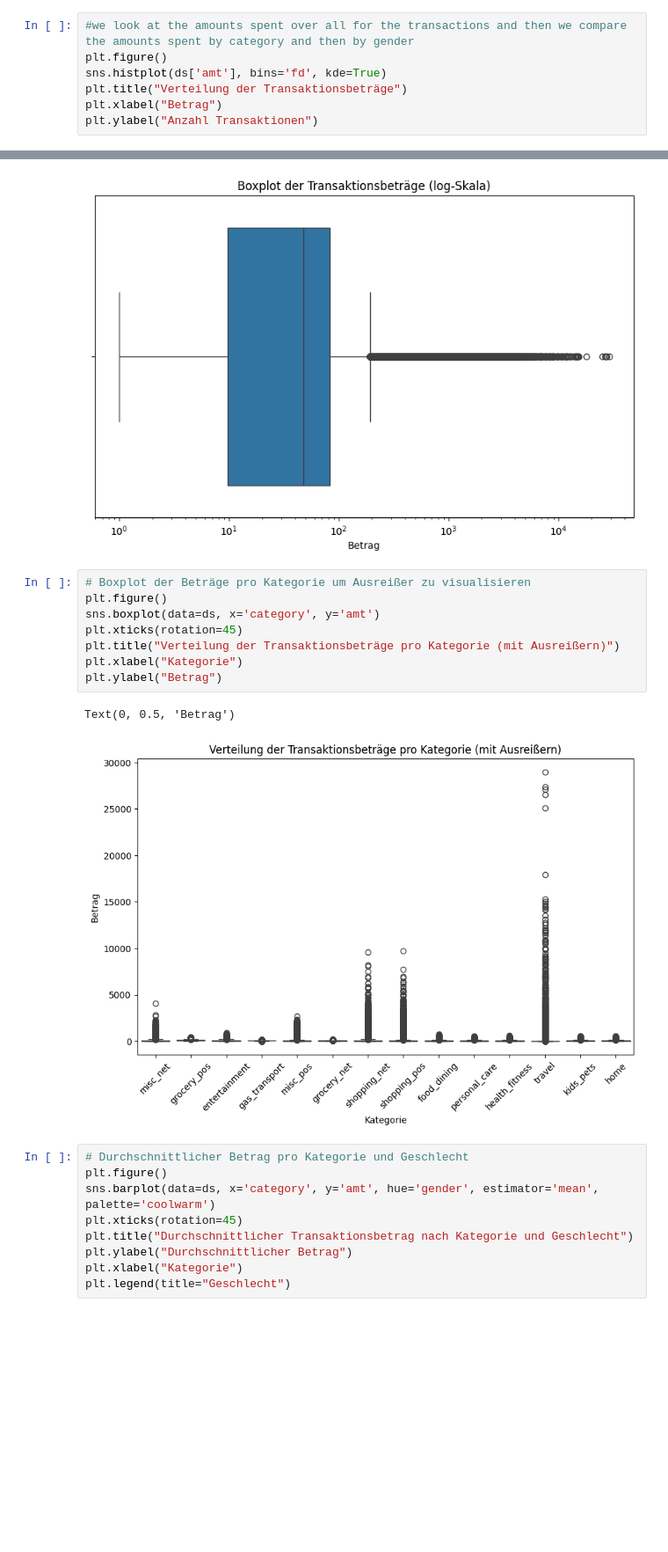
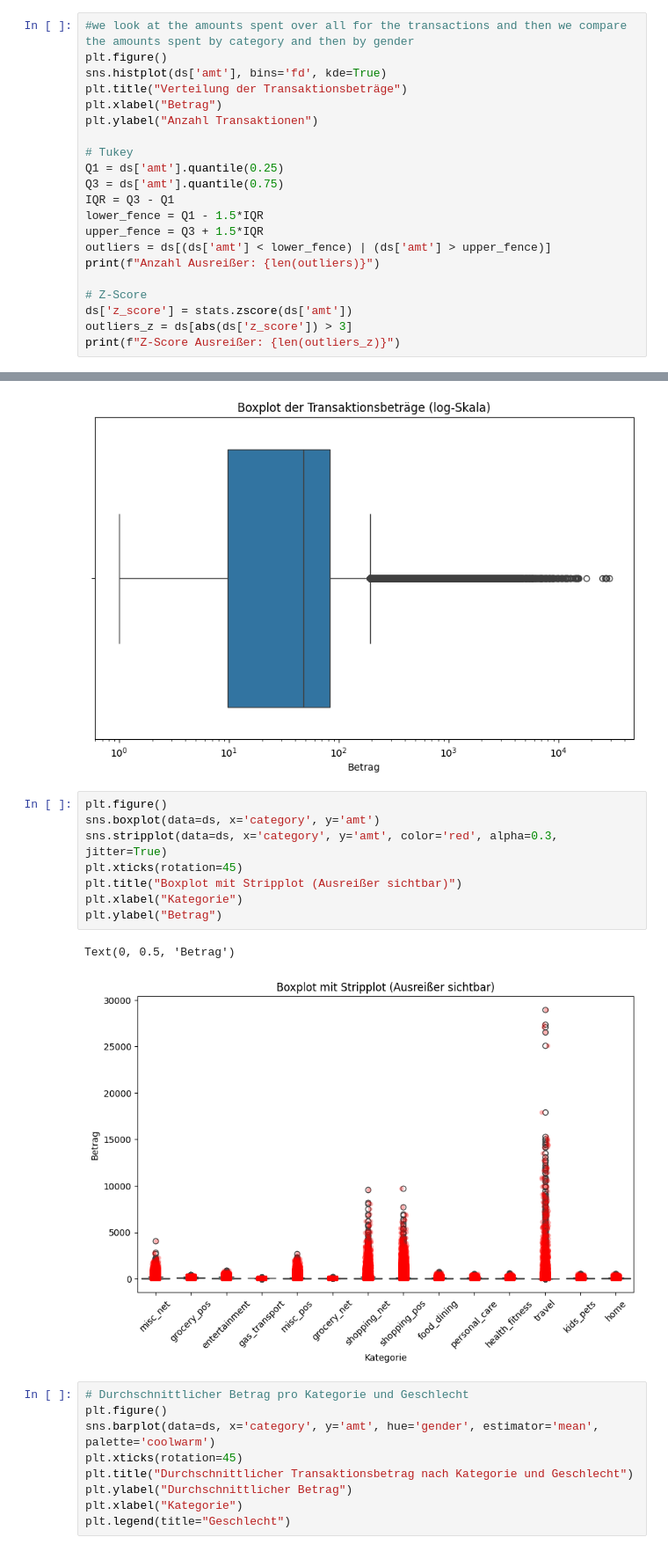
Before and after one commit to philethaler/Statistik-Datenbank, a Jupyter notebook: Analyse_3.ipynb, the cells around one changed output, grey strips where cells are left out. Shown: that part at 88% size. Drawn from its saved outputs; the diff is of its cells as text; blank space fills up the shorter version.

```diff
--- a/Analyse_3.ipynb
+++ b/Analyse_3.ipynb
@@ -113,4 +114,18 @@ sns.histplot(ds['amt'], bins='fd', kde=True)
 plt.title("Verteilung der Transaktionsbeträge")
 plt.xlabel("Betrag")
 plt.ylabel("Anzahl Transaktionen")
+
+# Tukey
+Q1 = ds['amt'].quantile(0.25)
+Q3 = ds['amt'].quantile(0.75)
+IQR = Q3 - Q1
+lower_fence = Q1 - 1.5*IQR
+upper_fence = Q3 + 1.5*IQR
+outliers = ds[(ds['amt'] < lower_fence) | (ds['amt'] > upper_fence)]
+print(f"Anzahl Ausreißer: {len(outliers)}")
+
+# Z-Score
+ds['z_score'] = stats.zscore(ds['amt'])
+outliers_z = ds[abs(ds['z_score']) > 3]
+print(f"Z-Score Ausreißer: {len(outliers_z)}")
 # %% [output]
@@ -134,16 +156,16 @@ Text(0.5, 0, 'Betrag')
 [figure]
 [figure]
 # %%
-# Boxplot der Beträge pro Kategorie um Ausreißer zu visualisieren
 plt.figure()
 sns.boxplot(data=ds, x='category', y='amt')
+sns.stripplot(data=ds, x='category', y='amt', color='red', alpha=0.3, jitter=True)
 plt.xticks(rotation=45)
-plt.title("Verteilung der Transaktionsbeträge pro Kategorie (mit Ausreißern)")
+plt.title("Boxplot mit Stripplot (Ausreißer sichtbar)")
 plt.xlabel("Kategorie")
 plt.ylabel("Betrag")
 # %% [output]
 Text(0, 0.5, 'Betrag')
-[figure, old version]
+[figure, new version]
 # %%
 # Durchschnittlicher Betrag pro Kategorie und Geschlecht
 plt.figure()
```
Also changed, not shown: parts of 3 cells of this notebook.
